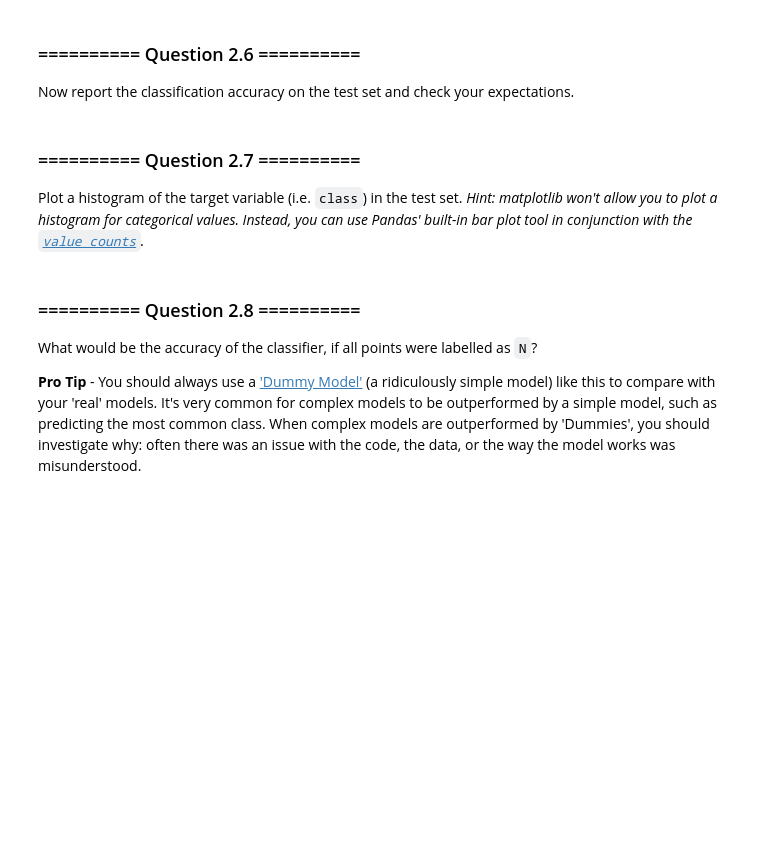
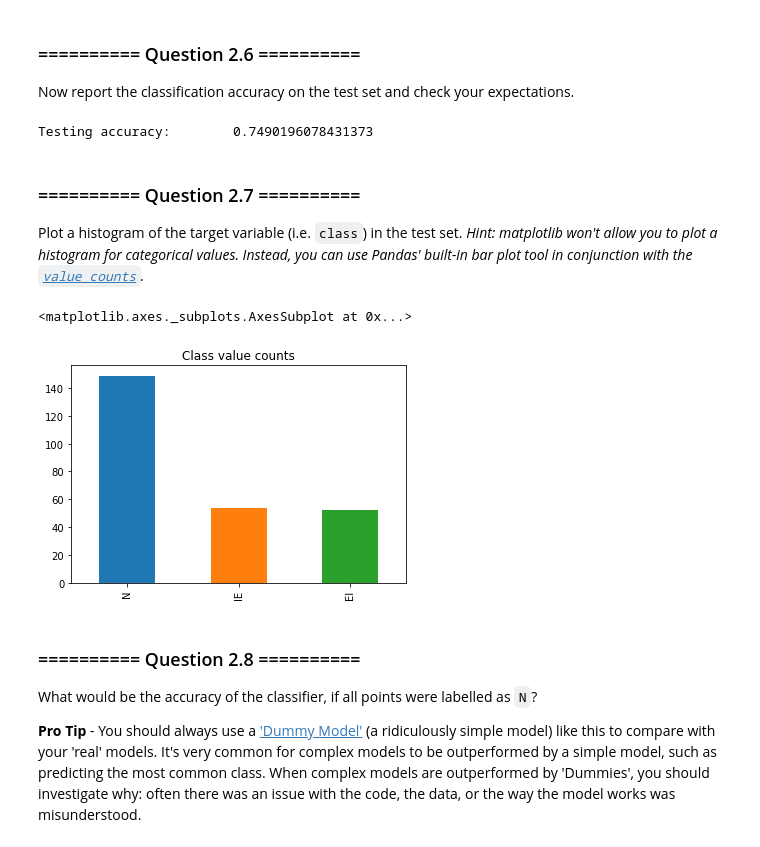
Before and after one commit to larswe/introductory-applied-machine-learning, a Jupyter notebook: Labs/03 - Classification and Evaluation.ipynb, the cells around one changed output. Saved outputs shown, nothing was run; the diff lists cells and outputs as text; code cells hidden in the pictures; blank space fills up the shorter version.

```diff
--- a/Labs/03 - Classification and Evaluation.ipynb
+++ b/Labs/03 - Classification and Evaluation.ipynb
@@ -147,0 +161,6 @@ Load the `splice_train.csv` and `splice_test.csv` into two separate dataframes.
+# %%
+data_path = os.path.join(os.getcwd(), 'datasets', 'splice_test.csv')
+splice_test = pd.read_csv(data_path, delimiter = ',')
+print("Instances:", len(splice_test))
+print("Attributes:", len(splice_test.columns))
+splice_test.head(10)
@@ -157,0 +195,9 @@ Store the training and testing data into numpy arrays `X_train`, `y_train`, `X_t
+# %%
+X_train = train_dummies
+X_test = test_dummies
+y_train = splice_train["class"]
+y_test = splice_test["class"]
+print("Shape X_train:\t", X_train.shape)
+print("Shape y_train:\t", y_train.shape)
+print("Shape X_test:\t", X_test.shape)
+print("Shape y_test:\t", y_test.shape)
@@ -174,3 +229,7 @@ Now report the classification accuracy on the test set and check your expectatio
+# %%
+print("Testing accuracy:\t", accuracy_score(y_test, knn.predict(X_test)))
+# %% [output]
+Testing accuracy:        0.7490196078431373
 # %% [markdown]
 ### ========== Question 2.7 ==========
 Plot a histogram of the target variable (i.e. `class`) in the test set. *Hint: matplotlib won't allow you to plot a histogram for categorical values. Instead, you can use Pandas' built-in bar plot tool in conjunction with the [`value_counts`](http://pandas.pydata.org/pandas-docs/version/0.23.4/generated/pandas.Series.value_counts.html).*
@@ -179,3 +236,9 @@ Plot a histogram of the target variable (i.e. `class`) in the test set. *Hint: m
+# %%
+counts = y_test.value_counts()
+counts.plot.bar(title="Class value counts")
+# %% [output]
+<matplotlib.axes._subplots.AxesSubplot at 0x...>
+[figure, added]
 # %% [markdown]
 ### ========== Question 2.8 ==========
 What would be the accuracy of the classifier, if all points were labelled as `N`?
```
Also changed, not shown: parts of 35 cells of this notebook.
